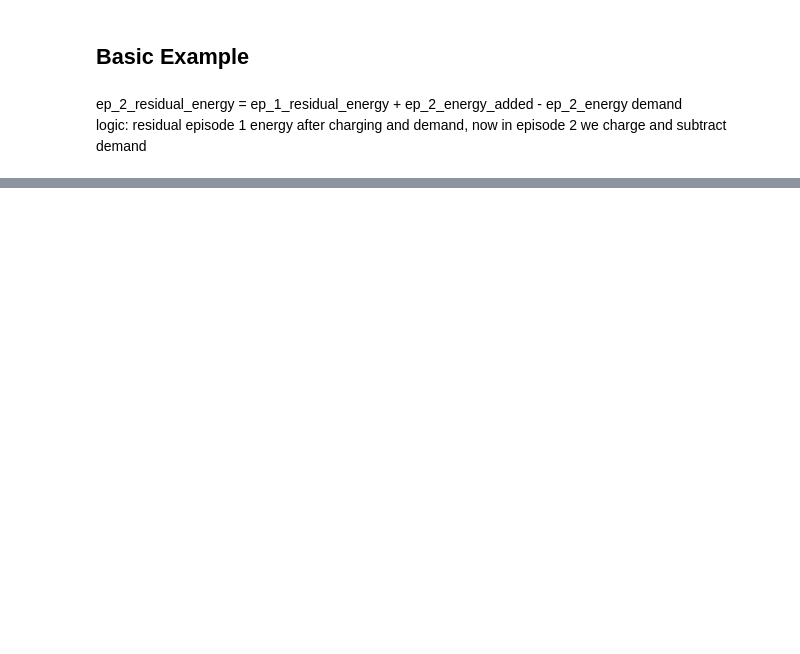
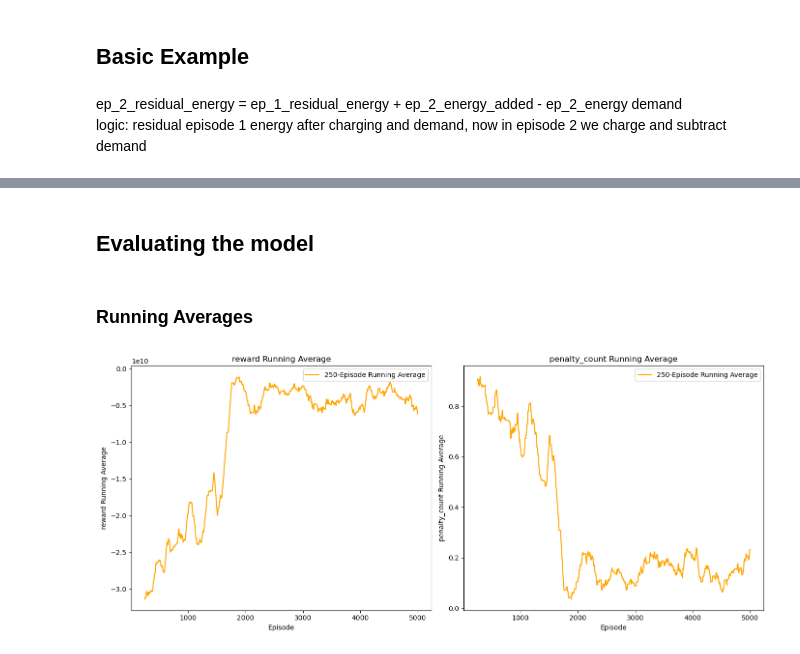
Before and after one commit to smolinde/Duracell_AAA_2024, a Jupyter notebook: Notebooks/Reinforcement_Learning.ipynb, the cells around one changed output, grey strips where cells are left out. Saved outputs shown, nothing was run; the diff lists cells and outputs as text; code cells hidden in the pictures; blank space fills up the shorter version.

Commit message:
add first evaluation of model

```diff
--- a/Notebooks/Reinforcement_Learning.ipynb
+++ b/Notebooks/Reinforcement_Learning.ipynb
@@ -45,12 +72,11 @@ class ChargingEnv(gym.Env):
         # Action space: 4 different charging rates, 0 (no charge), 1 (low charge), 2 (medium charge), 3 (high charge)
         self.action_space = spaces.Discrete(4)
 
-        # Observation space: SoC (continuous), Time Step (discrete)
+        ##Observation space: SoC (continuous), Time Step (discrete)
         self.observation_space = spaces.Tuple((
-            spaces.Box(low=0, high=self.battery_capacity, dtype=np.float32),
-            spaces.Discrete(self.num_intervals)
+           spaces.Box(low=0, high=self.battery_capacity, dtype=np.float32),
+           spaces.Discrete(self.num_intervals)
         ))
-
 
         # Initialize SoC for the very first episode
         initial_demand = np.random.normal(self.mu, self.sigma)
@@ -62,7 +88,7 @@ class ChargingEnv(gym.Env):
 
         # Metrics
         self.action_frequency = np.zeros(self.action_space.n)
-        self.actions_per_time_slot = np.zeros((self.num_intervals, self.action_space.n))
+        self.actions_per_time_step = {f'time_step_{i}': np.zeros(self.action_space.n) for i in range(self.num_intervals)}  # Initialize as dictionary
         self.total_recharge_cost = 0.0
         self.energy_demand = 0.0
         self.residual_energy = 0.0
@@ -78,8 +104,8 @@ class ChargingEnv(gym.Env):
         self.time_step = 0
 
         # Reset metrics for next episode
-        self.action_frequency.fill(0)
-        self.actions_per_time_slot.fill(0)
+        self.action_frequency = np.zeros(self.action_space.n)
+        self.actions_per_time_step = {f'time_step_{i}': np.zeros(self.action_space.n) for i in range(self.num_intervals)}  # Initialize as dictionary
         self.total_recharge_cost = 0.0
         self.energy_demand = 0.0
         self.residual_energy = 0.0
@@ -110,7 +136,8 @@ class ChargingEnv(gym.Env):
 
         # Update metrics
         self.action_frequency[action] += 1
-        self.actions_per_time_slot[self.time_step, action] += 1
+        self.actions_per_time_step[f'time_step_{self.time_step}'][action] += 1
+
         self.total_recharge_cost += cost # cost based on charging rate not actual energy charged
 
         self.time_step += 1
@@ -133,7 +160,7 @@ class ChargingEnv(gym.Env):
         self.energy_demand = np.random.normal(self.mu, self.sigma)
         if self.soc < self.energy_demand:
             self.missing_energy = self.energy_demand - self.soc
-            penalty = np.exp(22) * 8 * min(1, self.missing_energy) # penalty for not meeting demand is worse than charging fully for 8 timeslots, proportional to missing demand
+            penalty = np.exp(22) * 8 * min(1, self.missing_energy) # penalty for not meeting demand is worse than charging fully for 8 timesteps, proportional to missing demand
             self.reward-= penalty
             self.residual_soc = 0  # Not enough charge, set residual SoC to 0
             self.penalty_count += 1
@@ -147,7 +174,7 @@ class ChargingEnv(gym.Env):
         """Report the metrics at the end of an episode."""
         metrics = {
             "action_frequency": self.action_frequency,
-            "actions_per_time_slot": self.actions_per_time_slot,
+            "actions_per_time_step": self.actions_per_time_step,
             "energy_demand": self.energy_demand,
             "residual_energy": self.residual_soc,
             "energy_added": self.cumu_energy_added,
@@ -202,0 +401,24 @@ Episode 2: {'action_frequency': array([0., 0., 8., 0.]), 'actions_per_time_slot'
+# %% [markdown]
+## Evaluating the model
+# %% [markdown]
+### Running Averages
+# %%
+def running_average(metrics_df, column, window_size=250, ax=None):
+    """Plot Running Average for given Metric"""
+    metrics_df[f"{column}_running_avg"] = metrics_df[column].rolling(window=window_size).mean() # average over rolling window size
+
+    ax.plot(metrics_df['episode'], metrics_df[f"{column}_running_avg"], label=f'{window_size}-Episode Running Average', color='orange')
+    ax.set_xlabel('Episode')
+    ax.set_ylabel(f"{column} Running Average")
+    ax.set_title(f"{column} Running Average")
+    ax.legend()
+
+fig, axes = plt.subplots(1, 2, figsize=(14, 6))
+
+running_average(metrics_df, 'reward', window_size=250, ax=axes[0])
+running_average(metrics_df, 'penalty_count', window_size=250, ax=axes[1])
+
+plt.tight_layout()
+plt.show()
+# %% [output]
+[figure, added]
```
Also changed, not shown: parts of 20 cells of this notebook.
